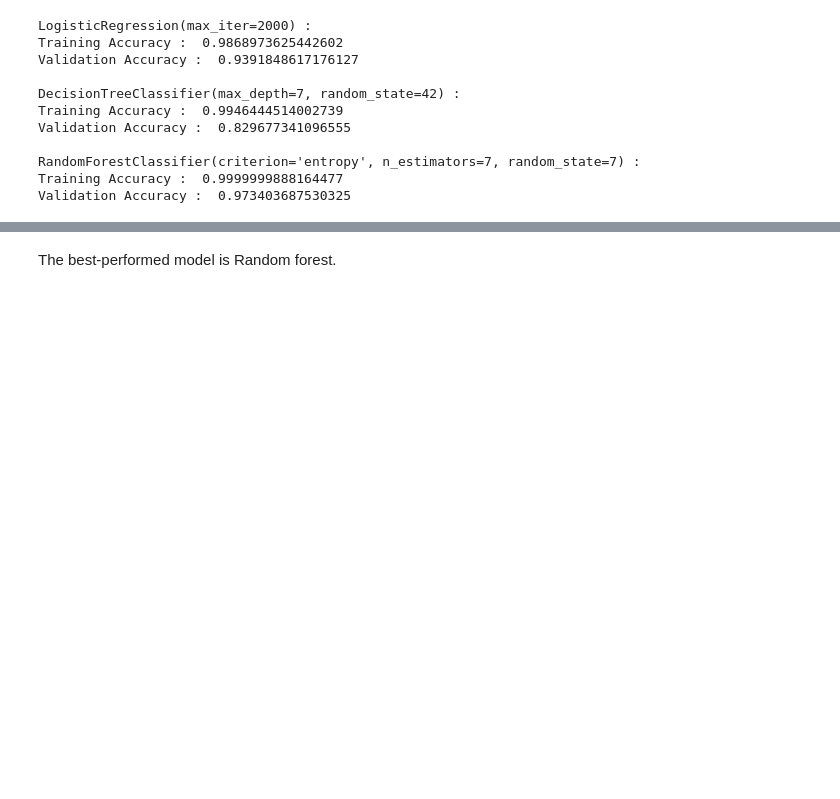
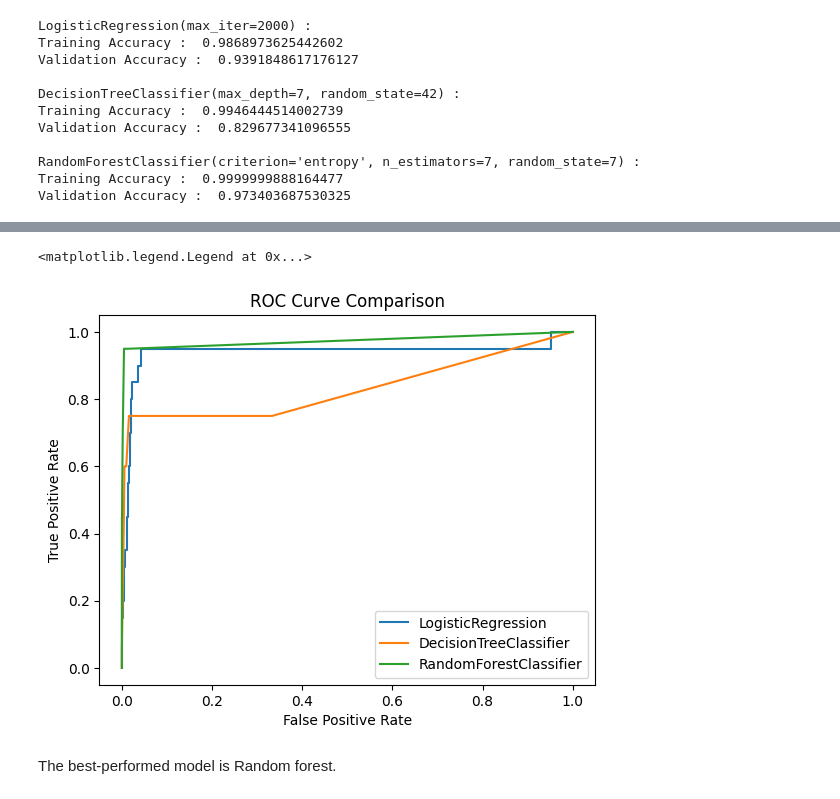
Before and after one commit to shraddhaGit-1813/DS_proj, a Jupyter notebook: FraudDetection.ipynb, the cells around one changed output, grey strips where cells are left out. Drawn from its saved outputs; the diff is of its cells as text; code cells hidden in the pictures; blank space fills up the shorter version.

```diff
--- a/FraudDetection.ipynb
+++ b/FraudDetection.ipynb
@@ -279,3 +353,20 @@ Validation Accuracy :  0.973403687530325
+# %%
+from sklearn.metrics import roc_curve
+
+plt.figure()
+
+for model in models:
+    y_probs = model.predict_proba(X_te)[:, 1]
+    fpr, tpr, _ = roc_curve(y_te, y_probs)
+    plt.plot(fpr, tpr, label=model.__class__.__name__)
+
+plt.xlabel("False Positive Rate")
+plt.ylabel("True Positive Rate")
+plt.title("ROC Curve Comparison")
+plt.legend()
+# %% [output]
+<matplotlib.legend.Legend at 0x...>
+[figure, added]
 # %% [markdown]
 The best-performed model is Random forest.
 # %%
```
Also changed, not shown: parts of 10 cells of this notebook.
